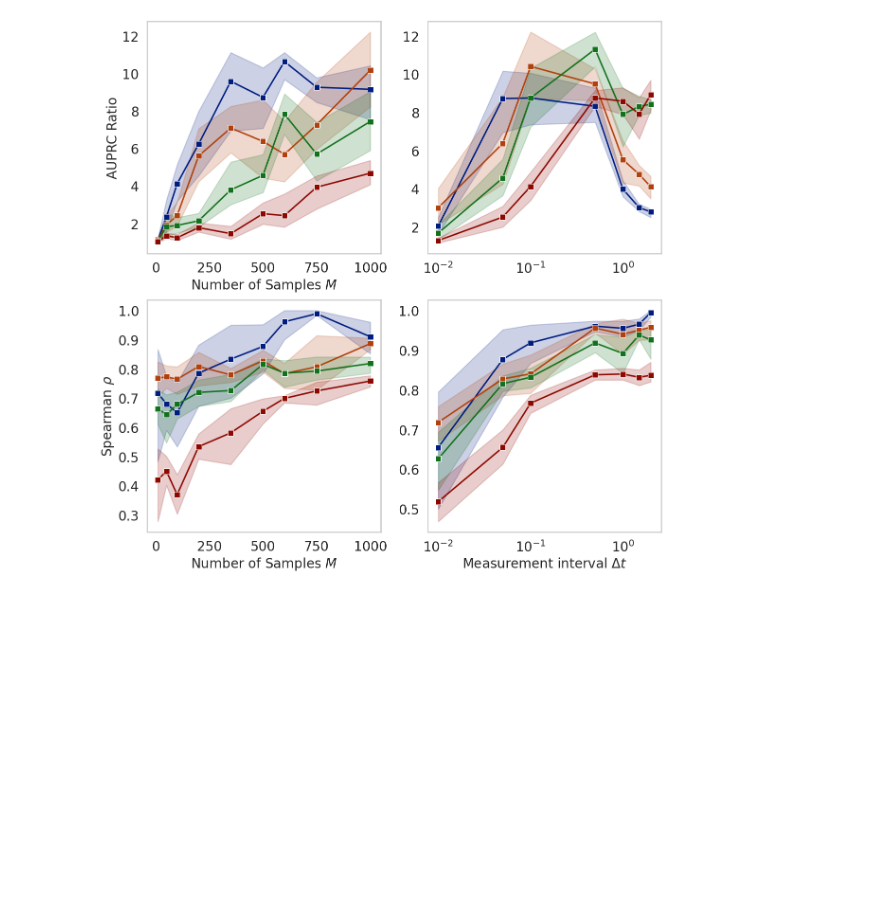
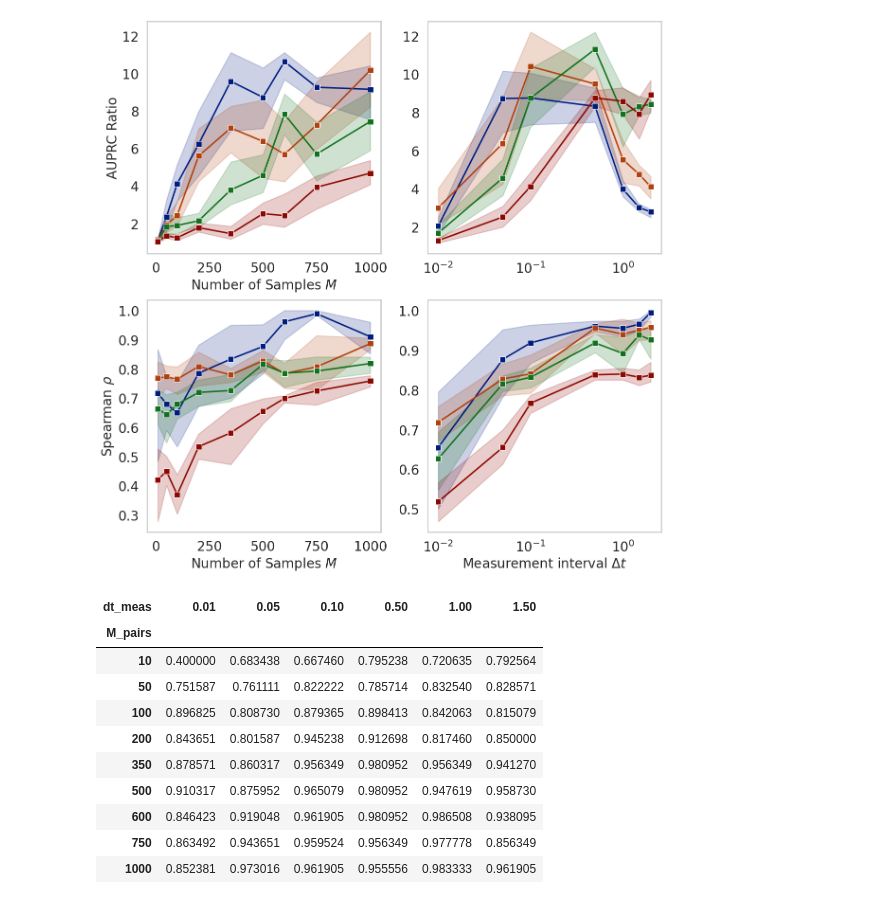
Before and after one commit to CoMuNeLab/Onsager_Machlup_Inf, a Jupyter notebook: Grid_Search_Analysis.ipynb, the cells around one changed output. Cells and saved outputs as stored; diff of their text form; code cells hidden in the pictures; blank space fills up the shorter version.

```diff
--- a/Grid_Search_Analysis.ipynb
+++ b/Grid_Search_Analysis.ipynb
@@ -241,6 +241,21 @@ plt.savefig('images/detailed/impact_of_dt_fixed.png', dpi=300, bbox_inches='tigh
 plt.show()
 # %% [output]
 [figure]
+# %%
+heatmap_data.iloc[0,0] = 0.4
+heatmap_data
+# %% [output]
+| dt_meas | 0.01 | 0.05 | 0.10 | 0.50 | 1.00 | 1.50 |
+| M_pairs |  |  |  |  |  |  |
+| 10 | 0.400000 | 0.683438 | 0.667460 | 0.795238 | 0.720635 | 0.792564 |
+| 50 | 0.751587 | 0.761111 | 0.822222 | 0.785714 | 0.832540 | 0.828571 |
+| 100 | 0.896825 | 0.808730 | 0.879365 | 0.898413 | 0.842063 | 0.815079 |
+| 200 | 0.843651 | 0.801587 | 0.945238 | 0.912698 | 0.817460 | 0.850000 |
+| 350 | 0.878571 | 0.860317 | 0.956349 | 0.980952 | 0.956349 | 0.941270 |
+| 500 | 0.910317 | 0.875952 | 0.965079 | 0.980952 | 0.947619 | 0.958730 |
+| 600 | 0.846423 | 0.919048 | 0.961905 | 0.980952 | 0.986508 | 0.938095 |
+| 750 | 0.863492 | 0.943651 | 0.959524 | 0.956349 | 0.977778 | 0.856349 |
+| 1000 | 0.852381 | 0.973016 | 0.961905 | 0.955556 | 0.983333 | 0.961905 |
 # %%
 # plot heatmpas of MAE vs dt_meas and M_pairs for fixed N and Regime
 fixed_Regime = 'T'
```
Also changed, not shown: parts of 2 cells of this notebook, 9 other files.
